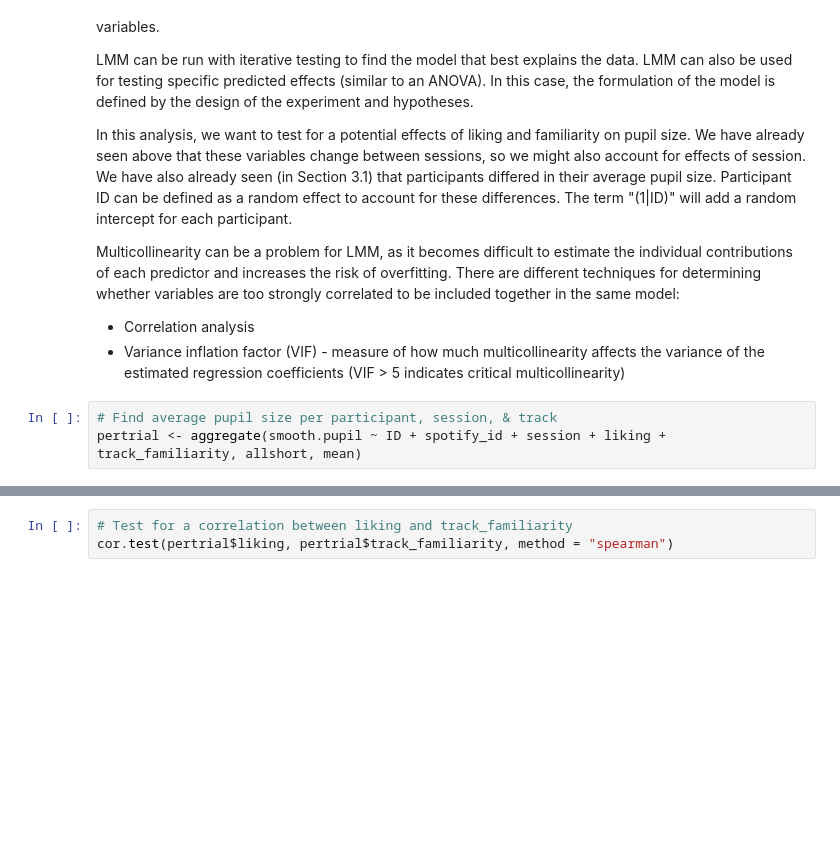
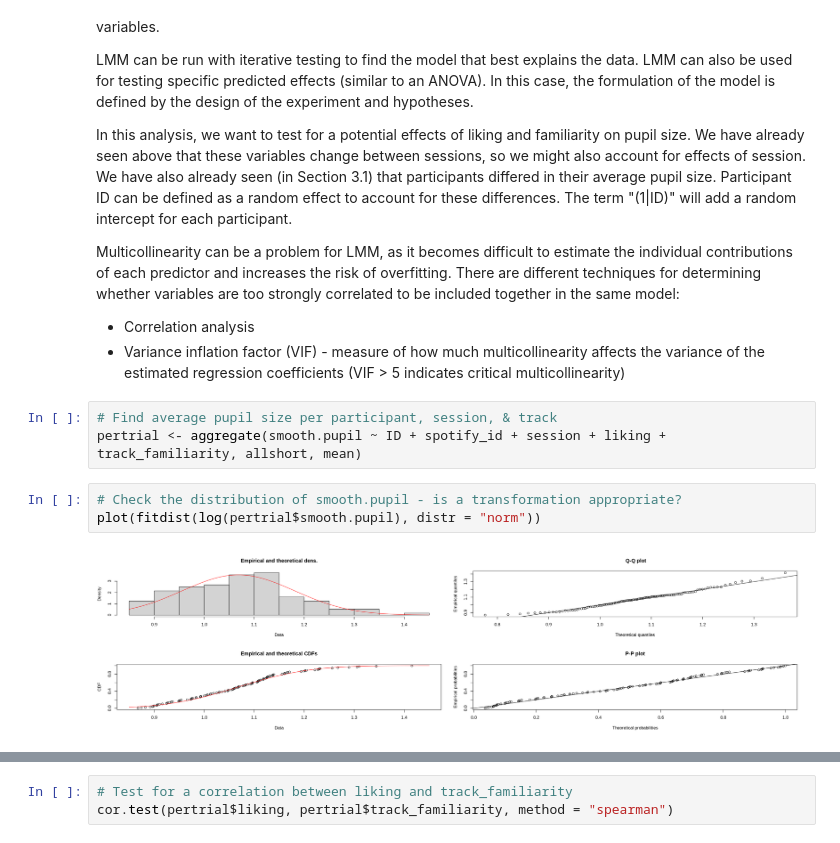
Before and after one commit to laurabishop/MusicDiscoveryPupil, a Jupyter notebook: MusicDiscoveryPhysiology.ipynb, the cells around one changed output, grey strips where cells are left out. Saved outputs shown, nothing was run; the diff lists cells and outputs as text; blank space fills up the shorter version.

```diff
--- a/MusicDiscoveryPhysiology.ipynb
+++ b/MusicDiscoveryPhysiology.ipynb
@@ -381,3 +383,8 @@ Multicollinearity can be a problem for LMM, as it becomes difficult to estimate
 # %%
 # Find average pupil size per participant, session, & track
 pertrial <- aggregate(smooth.pupil ~ ID + spotify_id + session + liking + track_familiarity, allshort, mean)
+# %%
+# Check the distribution of smooth.pupil - is a transformation appropriate?
+plot(fitdist(log(pertrial$smooth.pupil), distr = "norm"))
+# %% [output]
+[figure, added]
```
Also changed, not shown: parts of 18 cells of this notebook.
